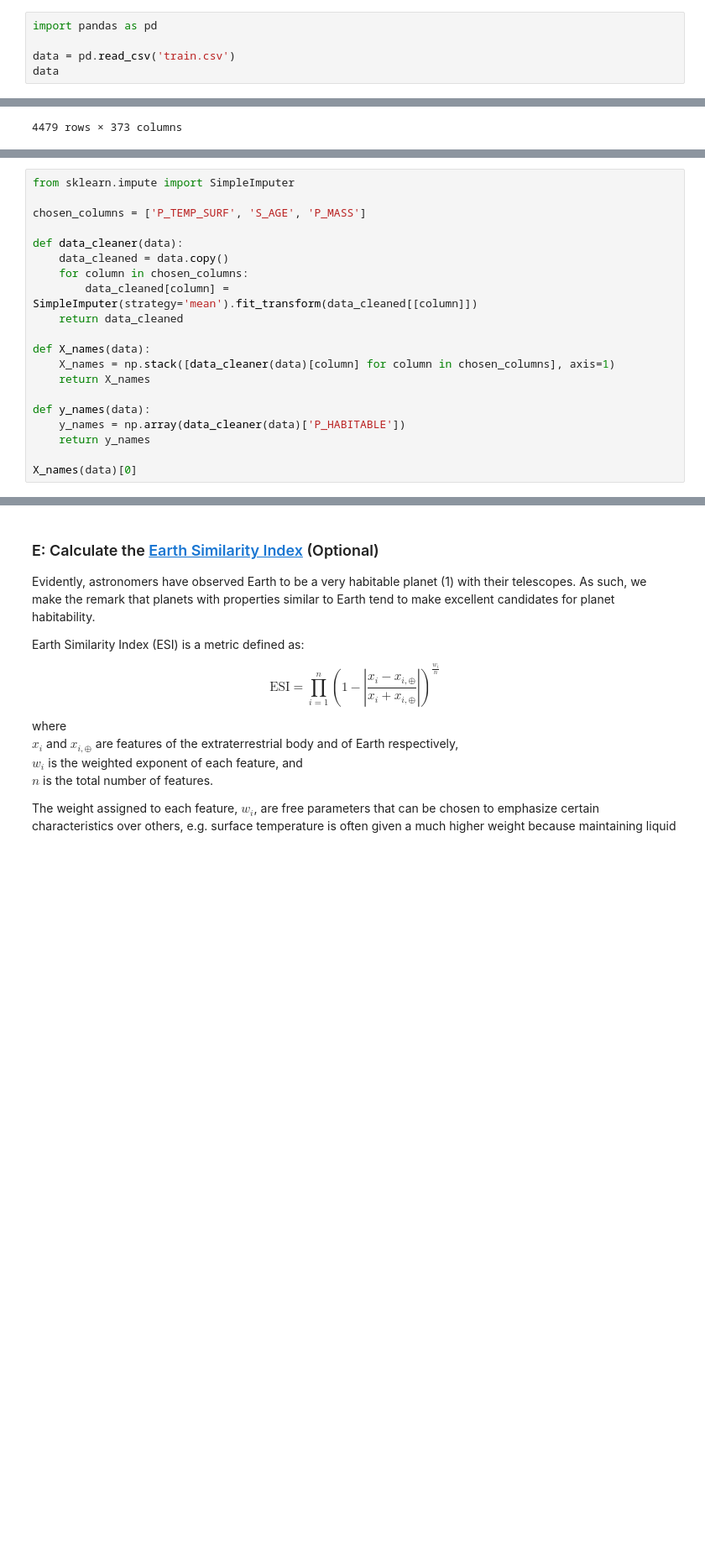
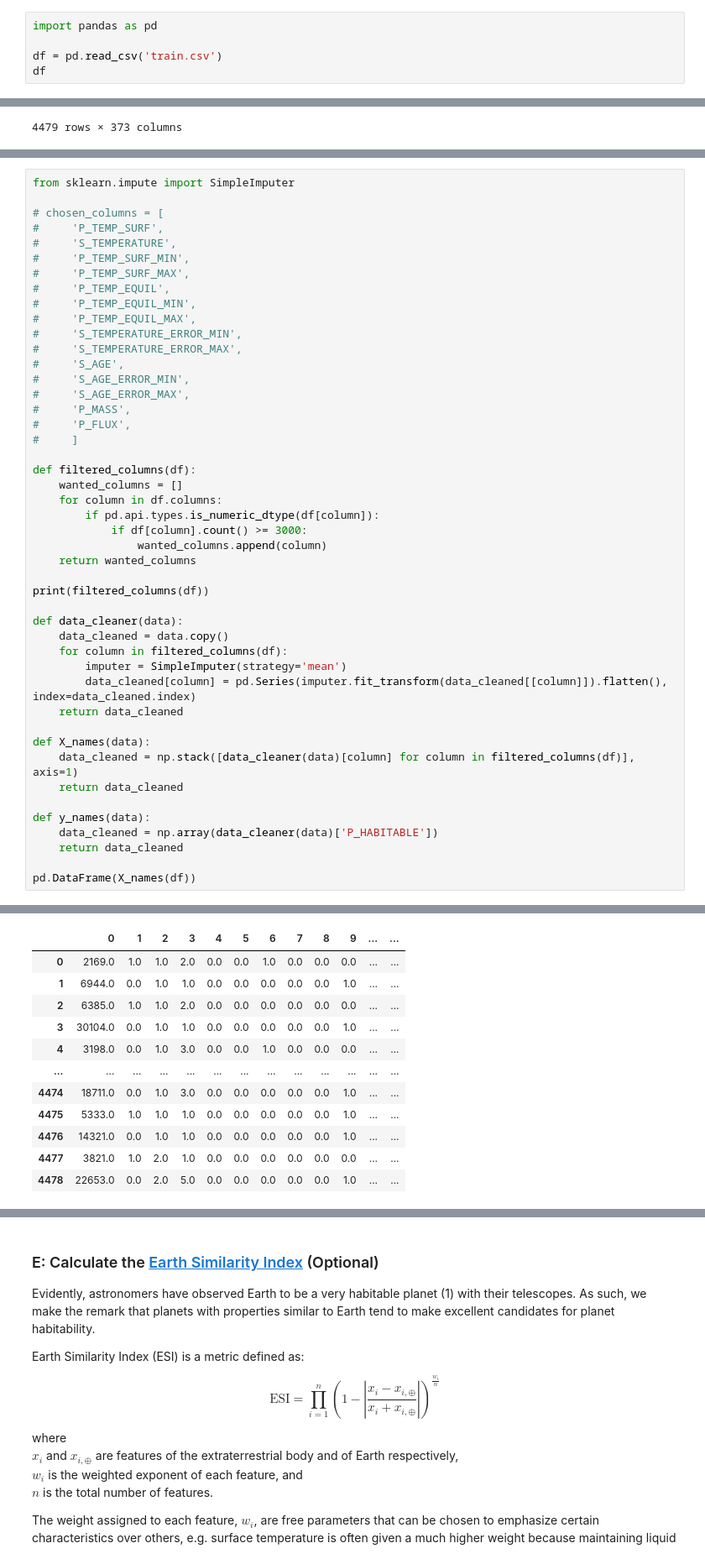
Before and after one commit to P1N60/Uni, a Jupyter notebook: VS-Code/GDS/GDS3_a/exercise3.ipynb, the cells around one changed output, grey strips where cells are left out. Shown at 84% size. Saved outputs shown, nothing was run; the diff lists cells and outputs as text; blank space fills up the shorter version.

```diff
--- a/VS-Code/GDS/GDS3_a/exercise3.ipynb
+++ b/VS-Code/GDS/GDS3_a/exercise3.ipynb
@@ -213,8 +213,8 @@ Kaggle name: 'Victor V. Jørgensen' eller 'victorvjrgensen'
 # %%
 import pandas as pd
 
-data = pd.read_csv('train.csv')
-data
+df = pd.read_csv('train.csv')
+df
 # %% [output]
 |  | rowid | hostname | pl_letter | hd_name | hip_name | tic_id | gaia_id | default_flag | sy_snum | sy_pnum | ... |
 | 0 | 2169.0 | HD 13908 | b | HD 13908 | HIP 10743 | TIC 12906712 | Gaia DR2 515574853541230720 | 1.0 | 1.0 | 2.0 | ... |
@@ -263,21 +263,47 @@ Name: P_MASS, Length: 4479, dtype: float64
 # %%
 from sklearn.impute import SimpleImputer
 
-chosen_columns = ['P_TEMP_SURF', 'S_AGE', 'P_MASS']
+# chosen_columns = [
+#     'P_TEMP_SURF',
+#     'S_TEMPERATURE',
+#     'P_TEMP_SURF_MIN',
+#     'P_TEMP_SURF_MAX',
+#     'P_TEMP_EQUIL',
+#     'P_TEMP_EQUIL_MIN',
+#     'P_TEMP_EQUIL_MAX',
+#     'S_TEMPERATURE_ERROR_MIN',
+#     'S_TEMPERATURE_ERROR_MAX',
+#     'S_AGE',
+#     'S_AGE_ERROR_MIN',
+#     'S_AGE_ERROR_MAX',
+#     'P_MASS',
+#     'P_FLUX',
+#     ]
+
+def filtered_columns(df):
+    wanted_columns = []
+    for column in df.columns:
+        if pd.api.types.is_numeric_dtype(df[column]):
+            if df[column].count() >= 3000:
+                wanted_columns.append(column)
+    return wanted_columns
+
+print(filtered_columns(df))
 
 def data_cleaner(data):
     data_cleaned = data.copy()
-    for column in chosen_columns:
-        data_cleaned[column] = SimpleImputer(strategy='mean').fit_transform(data_cleaned[[column]])
+    for column in filtered_columns(df):
+        imputer = SimpleImputer(strategy='mean')
+        data_cleaned[column] = pd.Series(imputer.fit_transform(data_cleaned[[column]]).flatten(), index=data_cleaned.index)
     return data_cleaned
 
 def X_names(data):
-    X_names = np.stack([data_cleaner(data)[column] for column in chosen_columns], axis=1)
-    return X_names
+    data_cleaned = np.stack([data_cleaner(data)[column] for column in filtered_columns(df)], axis=1)
+    return data_cleaned
 
 def y_names(data):
-    y_names = np.array(data_cleaner(data)['P_HABITABLE'])
-    return y_names
+    data_cleaned = np.array(data_cleaner(data)['P_HABITABLE'])
+    return data_cleaned
 
-X_names(data)[0]
+pd.DataFrame(X_names(df))
 # %% [output]
@@ -284,0 +311,12 @@ array([969.83371501,   2.9       , 274.91      ])
+|  | 0 | 1 | 2 | 3 | 4 | 5 | 6 | 7 | 8 | 9 | ... | ... |
+| 0 | 2169.0 | 1.0 | 1.0 | 2.0 | 0.0 | 0.0 | 1.0 | 0.0 | 0.0 | 0.0 | ... | ... |
+| 1 | 6944.0 | 0.0 | 1.0 | 1.0 | 0.0 | 0.0 | 0.0 | 0.0 | 0.0 | 1.0 | ... | ... |
+| 2 | 6385.0 | 1.0 | 1.0 | 2.0 | 0.0 | 0.0 | 0.0 | 0.0 | 0.0 | 0.0 | ... | ... |
+| 3 | 30104.0 | 0.0 | 1.0 | 1.0 | 0.0 | 0.0 | 0.0 | 0.0 | 0.0 | 1.0 | ... | ... |
+| 4 | 3198.0 | 0.0 | 1.0 | 3.0 | 0.0 | 0.0 | 1.0 | 0.0 | 0.0 | 0.0 | ... | ... |
+| ... | ... | ... | ... | ... | ... | ... | ... | ... | ... | ... | ... | ... |
+| 4474 | 18711.0 | 0.0 | 1.0 | 3.0 | 0.0 | 0.0 | 0.0 | 0.0 | 0.0 | 1.0 | ... | ... |
+| 4475 | 5333.0 | 1.0 | 1.0 | 1.0 | 0.0 | 0.0 | 0.0 | 0.0 | 0.0 | 1.0 | ... | ... |
+| 4476 | 14321.0 | 0.0 | 1.0 | 1.0 | 0.0 | 0.0 | 0.0 | 0.0 | 0.0 | 1.0 | ... | ... |
+| 4477 | 3821.0 | 1.0 | 2.0 | 1.0 | 0.0 | 0.0 | 0.0 | 0.0 | 0.0 | 0.0 | ... | ... |
+| 4478 | 22653.0 | 0.0 | 2.0 | 5.0 | 0.0 | 0.0 | 0.0 | 0.0 | 0.0 | 1.0 | ... | ... |
```
Also changed, not shown: parts of 8 cells of this notebook, 1 other file.
